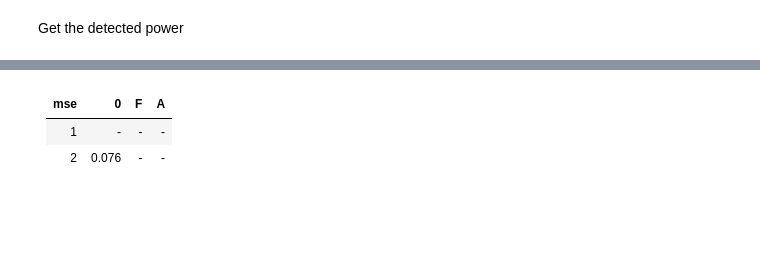
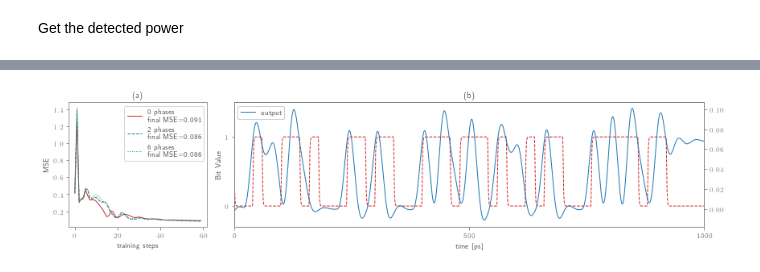
Before and after one commit to flaport/photontorch_paper, a Jupyter notebook: optimization/xor_swirl_cascaded.ipynb, the cells around one changed output, grey strips where cells are left out. Saved outputs shown, nothing was run; the diff lists cells and outputs as text; code cells hidden in the pictures; blank space fills up the shorter version.

```diff
--- a/optimization/xor_swirl_cascaded.ipynb
+++ b/optimization/xor_swirl_cascaded.ipynb
@@ -362,4 +373,4 @@ for mode, trainable_nodes in modes.items():
 
             # free up GPU memory
             del loss, p
-    np.save('reservoir_losses/_cascres%s_%s.npy'%(mode, suffix), losses)
+    #np.save('reservoir_losses/_cascres%s_%s.npy'%(mode, suffix), losses)
@@ -409,5 +421,22 @@ print(V)
+# %%
+norm = (reservoir.rW**2 + reservoir.iW**2).sum().sqrt()
+reservoir.rW.data /= norm
+reservoir.iW.data /= norm
+
+norm = (reservoir.rV**2 + reservoir.iV**2).sum().sqrt()
+reservoir.rV.data /= norm
+reservoir.iV.data /= norm
 # %% [markdown]
 Get the detected power
 # %%
+%%time
 with pt.Environment(t=np.arange(test_stream.shape[0])*dt, wl=1.55e-6):
     detected = reservoir(test_stream[:,None,None])[:,0,0]
+
+test_stream = test_stream.data.cpu().numpy()
+test_target = test_target.data.cpu().numpy()
+detected = detected.data.cpu().numpy()
+
+# np.save('reservoir_losses/test_stream_casc_%s'%suffix, test_stream)
+# np.save('reservoir_losses/test_target_casc_%s'%suffix, test_target)
+# np.save('reservoir_losses/detected_casc_%s'%suffix, detected)
@@ -418,31 +446,44 @@ np.save('reservoir_losses/detected_casc_%s'%suffix, detected.data.cpu().numpy())
 # %%
+# test_stream = np.load('reservoir_losses/test_stream.npy')
+# test_stream = np.load('reservoir_losses/test_target.npy')
+# detected = np.load('reservoir_losses/detected.npy')
+
 # Plot Output
-c1 = 'grey'
-c2 = 'C3'
-test_stream = np.load('reservoir_losses/test_stream_casc_%s.npy'%suffix)
-test_target = np.load('reservoir_losses/test_target_casc_%s.npy'%suffix)
-detected = np.load('reservoir_losses/detected_casc_%s.npy'%suffix)
+c1 = 'C0'
+c2 = 'C1'
+linestyles = ['-','--','dotted','dashdot']
+loss_types = ['0','2','6']
 with custom_style():
-    plt.figure(figsize=4*np.array([1,0.37]))
+    plt.figure(figsize=(12,3))
+    plt.subplot(1,4,1)
+    for type, ls in zip(loss_types, linestyles):
+        losses = np.load('reservoir_losses/cascres%s_%s.npy'%(type, suffix))
+        label = '%s phases\nfinal MSE=%.3f'%(type, losses[-1])
+        plt.plot(losses, ls=ls, label=label)
+    plt.title('(a)')
+
+    plt.legend()
+    plt.ylabel('MSE')
+    plt.xlabel('training steps')
+    #plt.savefig('../figures/reservoir_learningcurve1')
+    plt.subplot2grid((1,4), (0, 1), colspan=3)
     tplot(dt, test_target, label='target', color=c1, ls='--')
-    plt.ylim(0, 1.25)
+    plt.ylim(-.3, 1.5)
     plt.yticks([0, 1])
-    plt.tick_params('y', colors=c1)
-    plt.ylabel('Target', color=c1)
+    #plt.tick_params('y')#, colors=c1)
+    plt.ylabel('Bit Value')#, color=c1)
     plt.xlim(100,1100)
     plt.xticks([100,600,1100],['0','500','1000'])
     plt.twinx()
     tplot(dt, detected, start=-latency*samplerate/bitrate*dt*1e12, label='output', color=c2)
     #plt.ylim(0, 0.125)
-    plt.ylabel('Ouput [mW]', color=c2)
-    plt.tick_params('y', colors=c2)
+    #plt.ylabel('Ouput [mW]', color=c2)
+    #plt.tick_params('y', colors=c2)
     plt.tight_layout()
-    #plt.figlegend(loc='upper center', ncol=2)
-    # plt.savefig('../figures/xor_swirl.pdf')
+    leg = plt.legend(loc='upper left', ncol=2, framealpha=1.0)
+
+    #plt.legend(ncol=2)
+    plt.title('(b)')
     plt.show()
+# %% [output]
+[figure, added]
-# %% [markdown]
-
-|mse| 0     | F     | A     |
-|---|-------|-------|-------|
-| 1 | - | - | - |
-| 2 | 0.076 | - | - |
```
Also changed, not shown: parts of 15 cells of this notebook, 8 other files.
